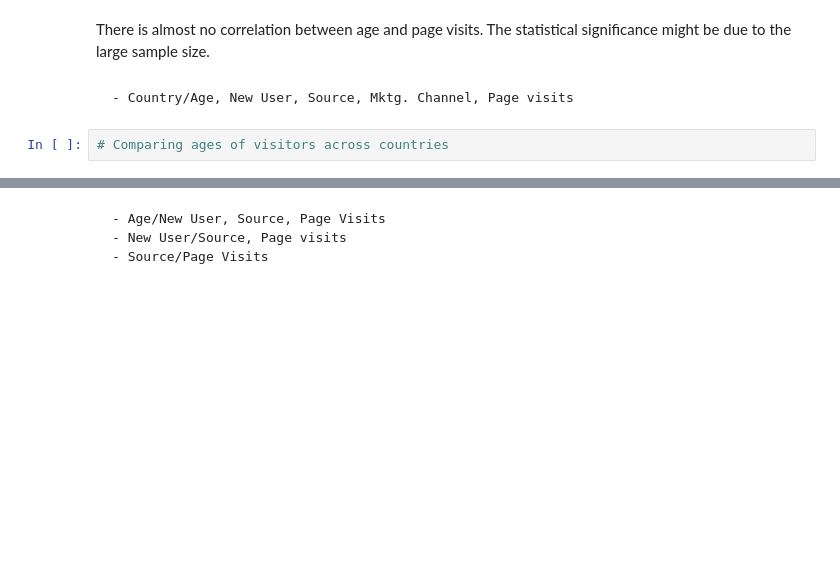
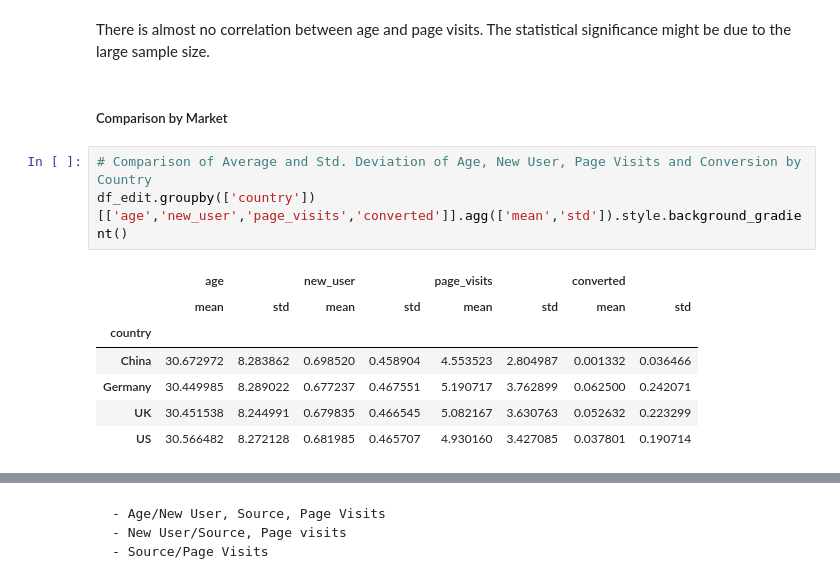
Before and after one commit to traha-89/Portafoglio, a Jupyter notebook: Landing Page Optimization/LP_CRAnalysis_Prediction.ipynb, the cells around one changed output, grey strips where cells are left out. Drawn from its saved outputs; the diff is of its cells as text; blank space fills up the shorter version.

```diff
--- a/Landing Page Optimization/LP_CRAnalysis_Prediction.ipynb
+++ b/Landing Page Optimization/LP_CRAnalysis_Prediction.ipynb
@@ -279,6 +283,15 @@ P-value: 8.638578755890443e-49
 # %% [markdown]
 There is almost no correlation between age and page visits. The statistical significance might be due to the large sample size.
 # %% [markdown]
-    - Country/Age, New User, Source, Mktg. Channel, Page visits
+##### Comparison by Market
-# %%
-# Comparing ages of visitors across countries
+# %%
+# Comparison of Average and Std. Deviation of Age, New User, Page Visits and Conversion by Country
+df_edit.groupby(['country'])[['age','new_user','page_visits','converted']].agg(['mean','std']).style.background_gradient()
+# %% [output]
+|  | age |  | new_user |  | page_visits |  | converted |  |
+|  | mean | std | mean | std | mean | std | mean | std |
+| country |  |  |  |  |  |  |  |  |
+| China | 30.672972 | 8.283862 | 0.698520 | 0.458904 | 4.553523 | 2.804987 | 0.001332 | 0.036466 |
+| Germany | 30.449985 | 8.289022 | 0.677237 | 0.467551 | 5.190717 | 3.762899 | 0.062500 | 0.242071 |
+| UK | 30.451538 | 8.244991 | 0.679835 | 0.466545 | 5.082167 | 3.630763 | 0.052632 | 0.223299 |
+| US | 30.566482 | 8.272128 | 0.681985 | 0.465707 | 4.930160 | 3.427085 | 0.037801 | 0.190714 |
```
Also changed, not shown: parts of 10 cells of this notebook.
